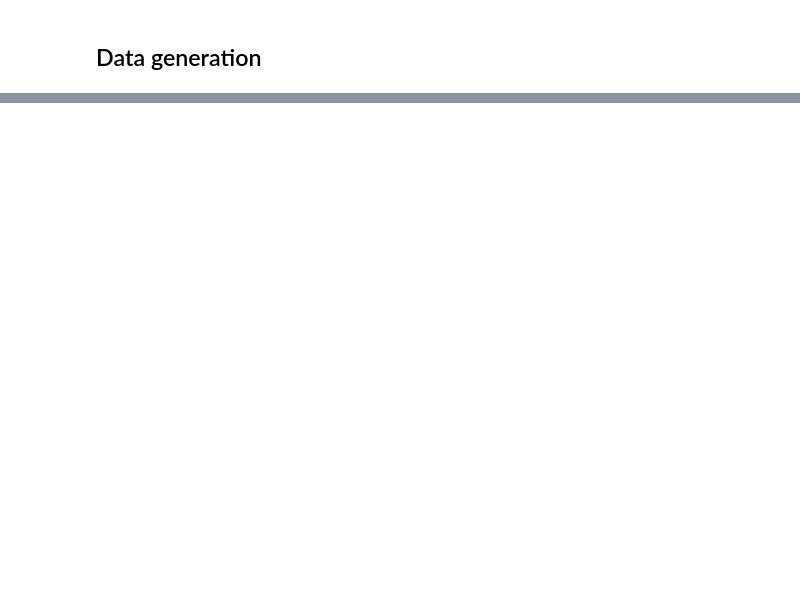
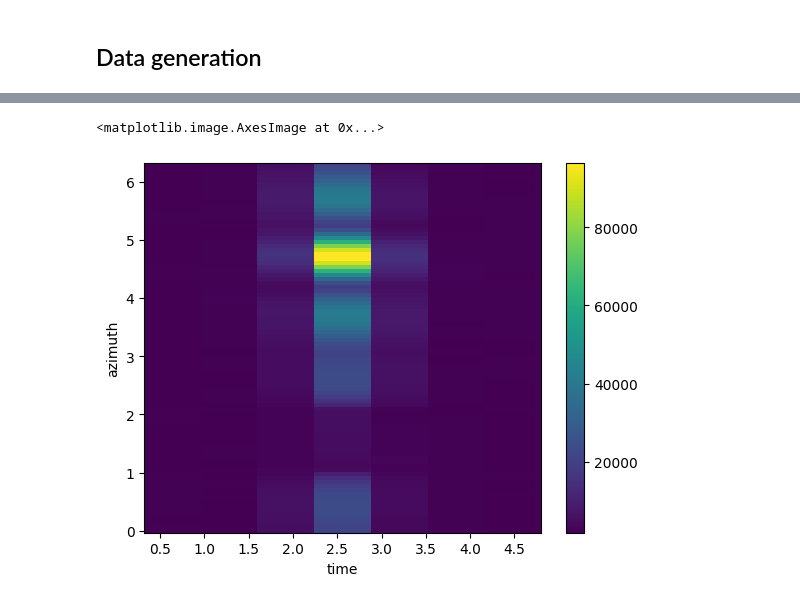
Before and after one commit to atrabattoni/beamforming, a Jupyter notebook: examples/notebook.ipynb, the cells around one changed output, grey strips where cells are left out. Drawn from its saved outputs; the diff is of its cells as text; code cells hidden in the pictures; blank space fills up the shorter version.

```diff
--- a/examples/notebook.ipynb
+++ b/examples/notebook.ipynb
@@ -86,0 +104,5 @@ ax.set_theta_direction(-1)
+# %%
+P.sum("speed").plot.imshow()
+# %% [output]
+<matplotlib.image.AxesImage at 0x...>
+[figure, added]
```
Also changed, not shown: parts of 13 cells of this notebook, 2 other files.
